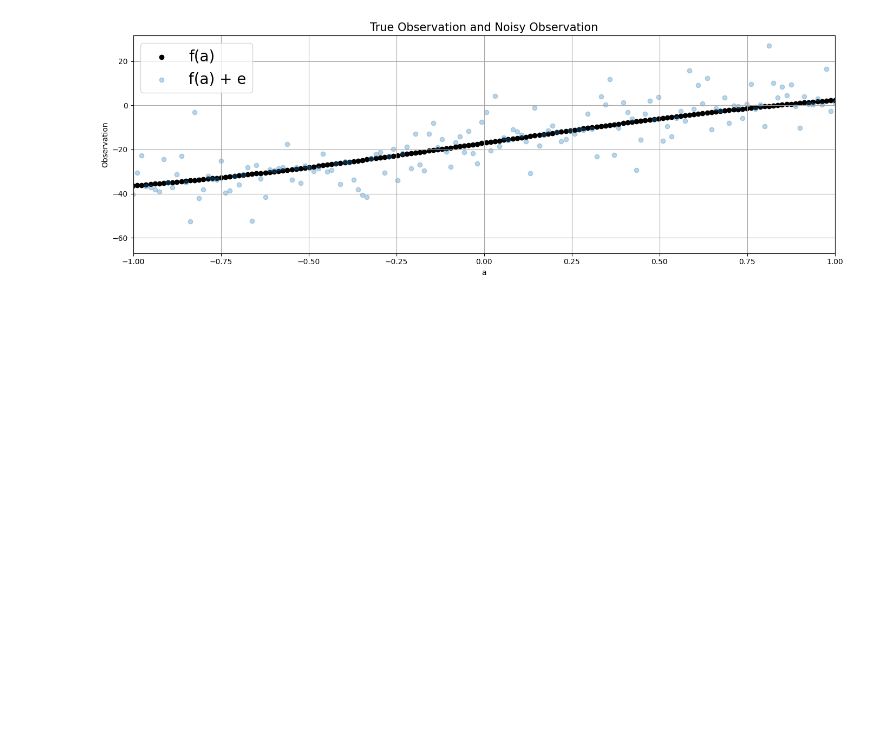
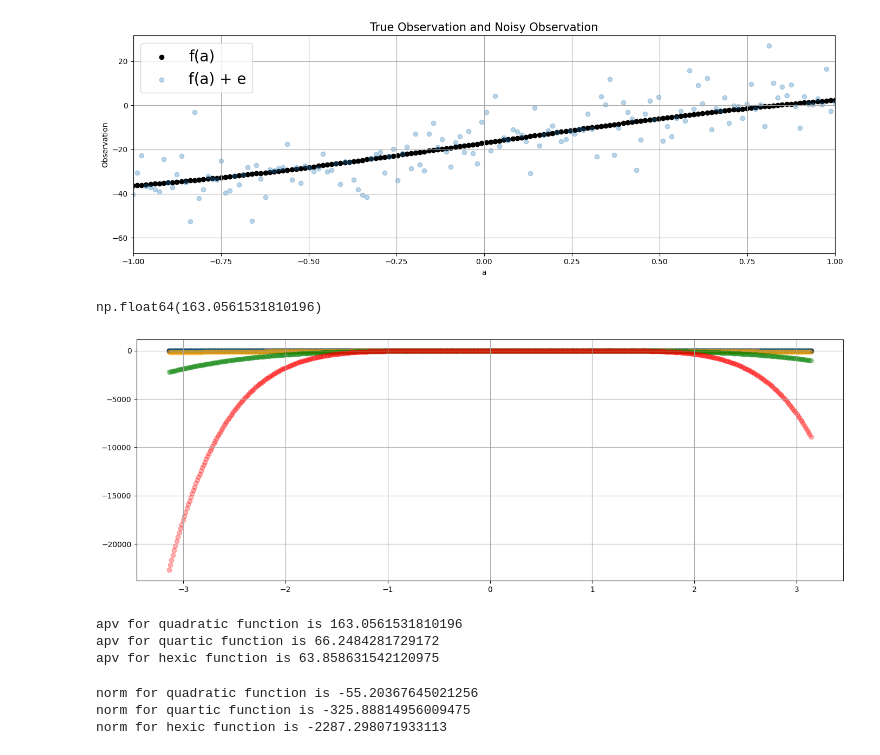
Before and after one commit to WoodenArmor/ENGG680_2025_Fall, a Jupyter notebook: Lab_Assignment1/Assignment1.ipynb, the cells around one changed output. Cells and saved outputs as stored; diff of their text form; code cells hidden in the pictures; blank space fills up the shorter version.

```diff
--- a/Lab_Assignment1/Assignment1.ipynb
+++ b/Lab_Assignment1/Assignment1.ipynb
@@ -1104,7 +1104,7 @@ fig.tight_layout()
 # (7 marks)
 
 def fit_polynomial_curve(a: np.ndarray, l: np.ndarray, P: np.ndarray, deg: int) -> tuple:
-    '''
+    """
     Args:
         a:              function input (constants)
         l:              noisy observations
@@ -1115,50 +1115,92 @@ def fit_polynomial_curve(a: np.ndarray, l: np.ndarray, P: np.ndarray, deg: int)
         cov_x:          uncertainty in estimated coefficients
         apv:            a posterier variance factor (goodness of fit)
         v:              observation residuals
-    '''
-
-  #...
+    """
+    n = len(a) # get n
+    df = n - (deg + 1) # degree of freedom = n - (m + 1)
+    A = np.column_stack([a**i for i in range(deg + 1)]) # construct design matrix A
+    if P.ndim == 1:
+        P = np.diag(P) # in case weight is input as single column, turn it into diagonal
+    # intermediate results
+    ATP = A.T @ P
+    ATPA = ATP @ A
+    ATPl = ATP @ l
+    # vector of coefficients x hat
+    x = np.linalg.inv(ATPA) @ ATPl
+    # calculate residuals
+    l_hat = A @ x # predicted observation l hat
+    v = l - l_hat # residual v
+    # variance of the measurement errors
+    apv = (v.T @ P @ v) / df
+    # covariance of the estimated coefficients (variance-covariance matrix)
+    cov_x = apv * np.linalg.inv(ATPA)
 
 
-  return (x, cov_x, apv, v)
+    return x, cov_x, apv, v
 # %%
 # step 6
 # call the fit_polynomial_curve function and fetch the results
 # use polynomial degrees of: 2, 4, 6
 # (1 marks)
 # ...
+deg_2 = fit_polynomial_curve(a, l, P, deg=2)
+deg_4 = fit_polynomial_curve(a, l, P, deg=4)
+deg_6 = fit_polynomial_curve(a, l, P, deg=6)
+# %% [output]
+np.float64(163.0561531810196)
 # %%
 # step 7
 # use the estimated coefficients x and constants array a, construct polynomial functions for each degree
 # hint: use polyval function from numpy library (check input argument carefully)
 # (1 marks)
 
-quadratic_uw = #...
-quartic_uw = #...
-hexic_uw = #...
+quadratic_uw = np.polyval(deg_2[0], a)
+quartic_uw = np.polyval(deg_4[0], a)
+hexic_uw = np.polyval(deg_6[0], a)
 # %%
 # step 8
 # use the matplotlib to plot each polynomial function, noisy observations l, true observations l_true, together in one single figure
 # for the polynomials of line, cubic and quintic, use color of orange, green and red respectively.
 # (2 marks)
 
 fig, ax = plt.subplots(nrows=1, ncols=1, figsize=(14, 5))
-# ...
+
+ax.scatter(a, l_true, label='true', color='k')
+ax.scatter(a, l, label='noisy', color='tab:blue', marker = 'o', alpha=0.3)
+ax.scatter(a,quadratic_uw, label='quadratic', color='orange', marker = 'o', alpha=0.3)
+ax.scatter(a,quartic_uw, label='quartic', color='green', marker = 'o', alpha=0.3)
+ax.scatter(a,hexic_uw, label='hexic', color='red', marker = 'o', alpha=0.3)
 
 
 ax.grid(True, which='both',ls='-',color='0.65')
 
 fig.tight_layout()
+# %% [output]
+[figure, added]
 # %%
 # step 9
 # print the a posterier variance factor for each polynomial function
 # (3 marks)
 # ...
+print(f'apv for quadratic function is {deg_2[2]}')
+print(f'apv for quartic function is {deg_4[2]}')
+print(f'apv for hexic function is {deg_6[2]}')
+# %% [output]
+apv for quadratic function is 163.0561531810196
+apv for quartic function is 66.2484281729172
+apv for hexic function is 63.858631542120975
 # %%
 # step 10
 # compute and print the norm between the predicted observations (output from each polynomial function) and the true observations
 # (3 marks)
 # ...
+print(f'norm for quadratic function is {quadratic_uw.mean()}')
+print(f'norm for quartic function is {quartic_uw.mean()}')
+print(f'norm for hexic function is {hexic_uw.mean()}')
+# %% [output]
+norm for quadratic function is -55.20367645021256
+norm for quartic function is -325.88814956009475
+norm for hexic function is -2287.298071933113
 # %%
 # step 11
 # comment on the results of a posterier variance factor and norm, what pattern do you observe
```
Also changed, not shown: parts of 5 cells of this notebook.
